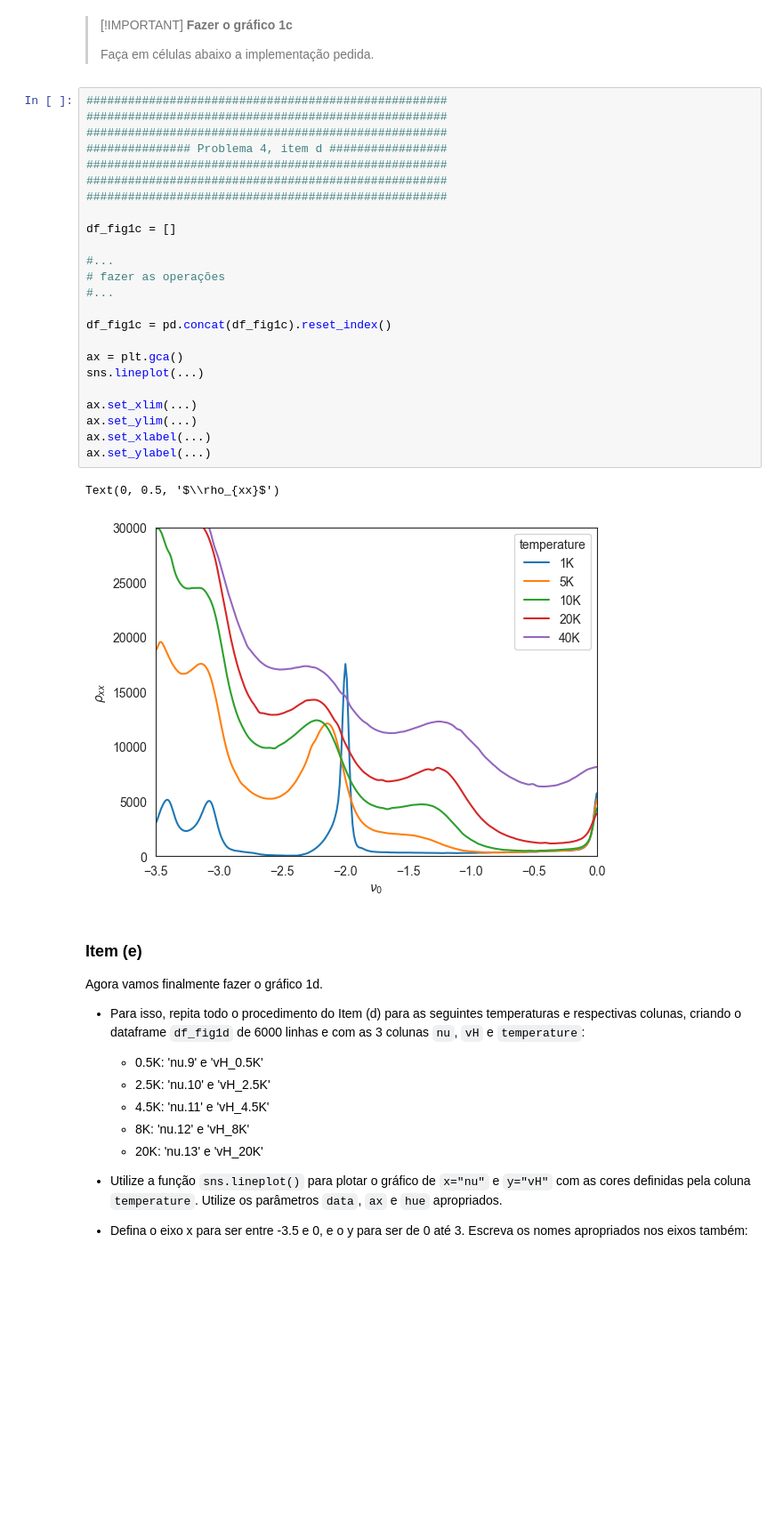
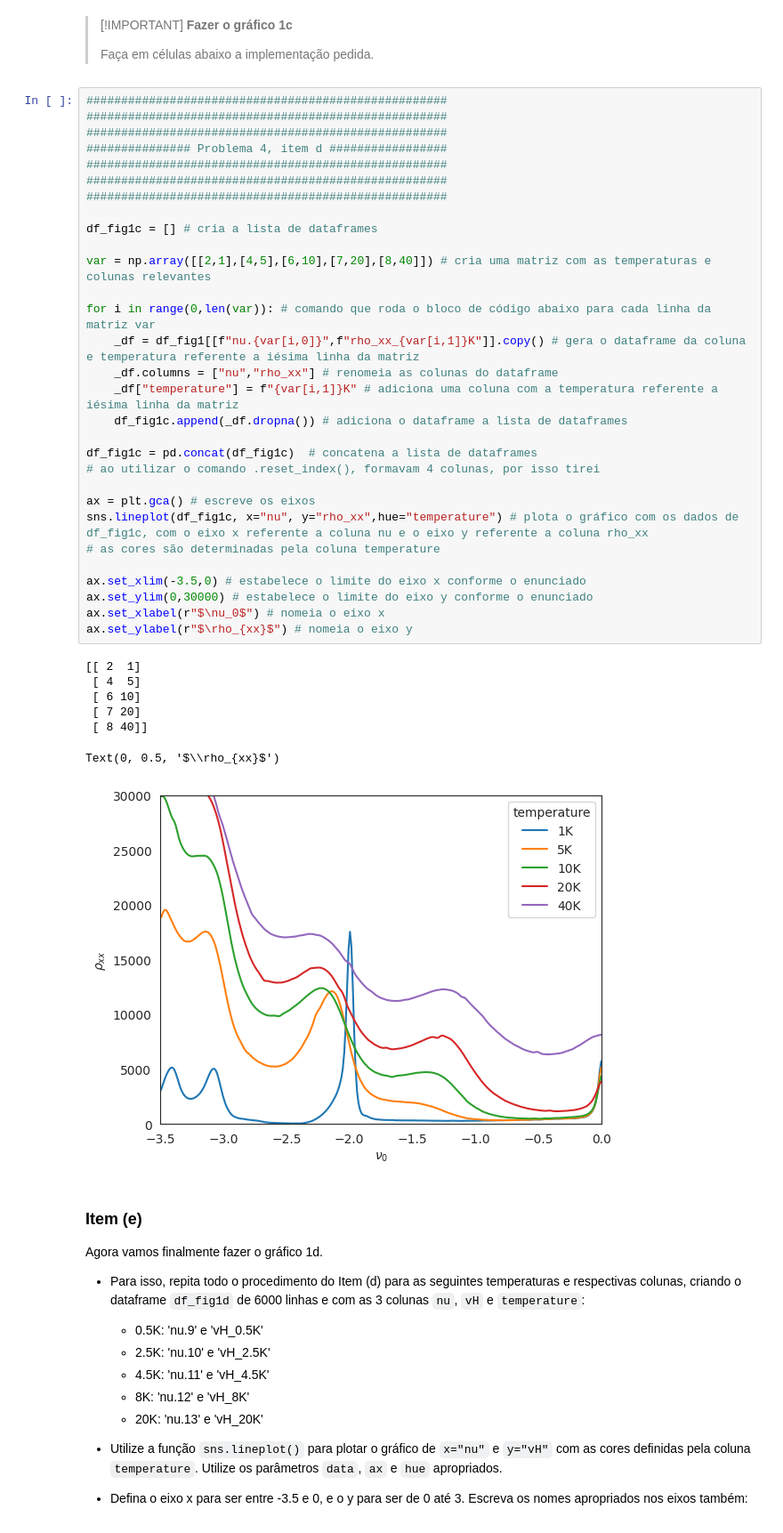
Before and after one commit to igor-inoue/trabalho_2, a Jupyter notebook: 02-trabalho_2.ipynb, the cells around one changed output. Shown at 89% size. Saved outputs shown, nothing was run; the diff lists cells and outputs as text; blank space fills up the shorter version.

```diff
--- a/02-trabalho_2.ipynb
+++ b/02-trabalho_2.ipynb
@@ -947,33 +954,44 @@ No final, o dataframe `df_fig1c = pd.concat(df_fig1c).reset_index()` deve conter
 > **Fazer o gráfico 1c**
 >
 > Faça em células abaixo a implementação pedida.
-# %%
-####################################################
-####################################################
-####################################################
-############### Problema 4, item d #################
-####################################################
-####################################################
-####################################################
-
-df_fig1c = []
-
-#...
-# fazer as operações
-#...
-
-df_fig1c = pd.concat(df_fig1c).reset_index()
-
-ax = plt.gca()
-sns.lineplot(...)
-
-ax.set_xlim(...)
-ax.set_ylim(...)
-ax.set_xlabel(...)
-ax.set_ylabel(...)
-# %% [output]
-Text(0, 0.5, '$\\rho_{xx}$')
-[figure, removed]
+# %%
+####################################################
+####################################################
+####################################################
+############### Problema 4, item d #################
+####################################################
+####################################################
+####################################################
+
+df_fig1c = [] # cria a lista de dataframes
+
+var = np.array([[2,1],[4,5],[6,10],[7,20],[8,40]]) # cria uma matriz com as temperaturas e colunas relevantes
+
+for i in range(0,len(var)): # comando que roda o bloco de código abaixo para cada linha da matriz var
+    _df = df_fig1[[f"nu.{var[i,0]}",f"rho_xx_{var[i,1]}K"]].copy() # gera o dataframe da coluna e temperatura referente a iésima linha da matriz
+    _df.columns = ["nu","rho_xx"] # renomeia as colunas do dataframe
+    _df["temperature"] = f"{var[i,1]}K" # adiciona uma coluna com a temperatura referente a iésima linha da matriz
+    df_fig1c.append(_df.dropna()) # adiciona o dataframe a lista de dataframes
+
+df_fig1c = pd.concat(df_fig1c)  # concatena a lista de dataframes
+# ao utilizar o comando .reset_index(), formavam 4 colunas, por isso tirei
+
+ax = plt.gca() # escreve os eixos
+sns.lineplot(df_fig1c, x="nu", y="rho_xx",hue="temperature") # plota o gráfico com os dados de df_fig1c, com o eixo x referente a coluna nu e o eixo y referente a coluna rho_xx
+# as cores são determinadas pela coluna temperature
+
+ax.set_xlim(-3.5,0) # estabelece o limite do eixo x conforme o enunciado
+ax.set_ylim(0,30000) # estabelece o limite do eixo y conforme o enunciado
+ax.set_xlabel(r"$\nu_0$") # nomeia o eixo x
+ax.set_ylabel(r"$\rho_{xx}$") # nomeia o eixo y
+# %% [output]
+[[ 2  1]
+ [ 4  5]
+ [ 6 10]
+ [ 7 20]
+ [ 8 40]]
+Text(0, 0.5, '$\\rho_{xx}$')
+[figure, added]
 # %% [markdown]
 ### Item (e)
 
```
Also changed, not shown: parts of 16 cells of this notebook.
